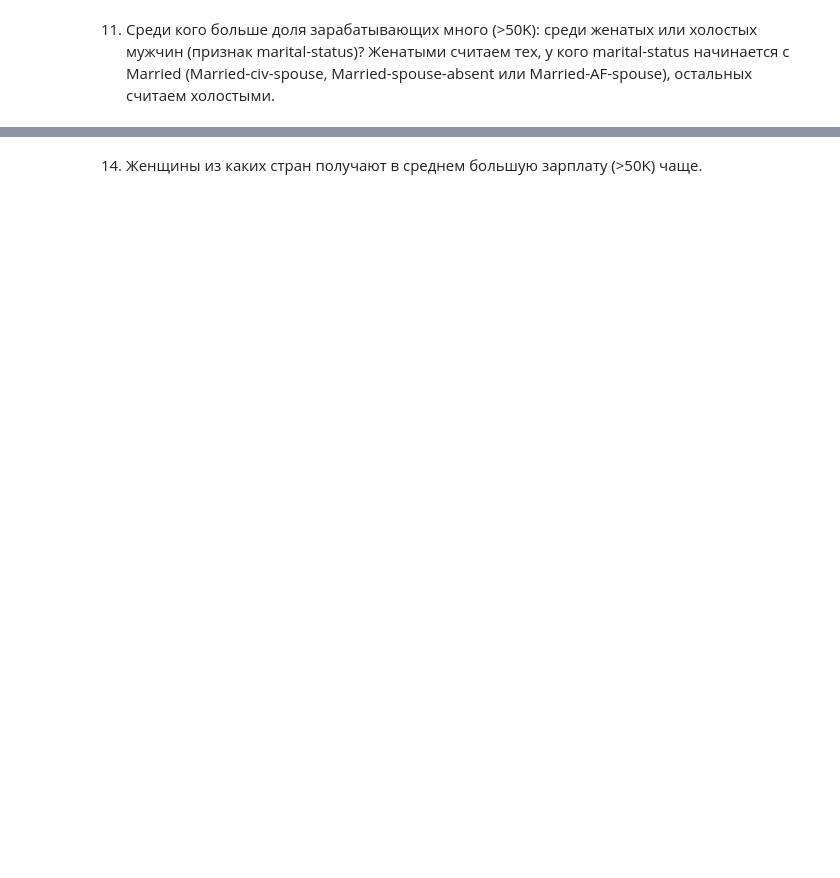
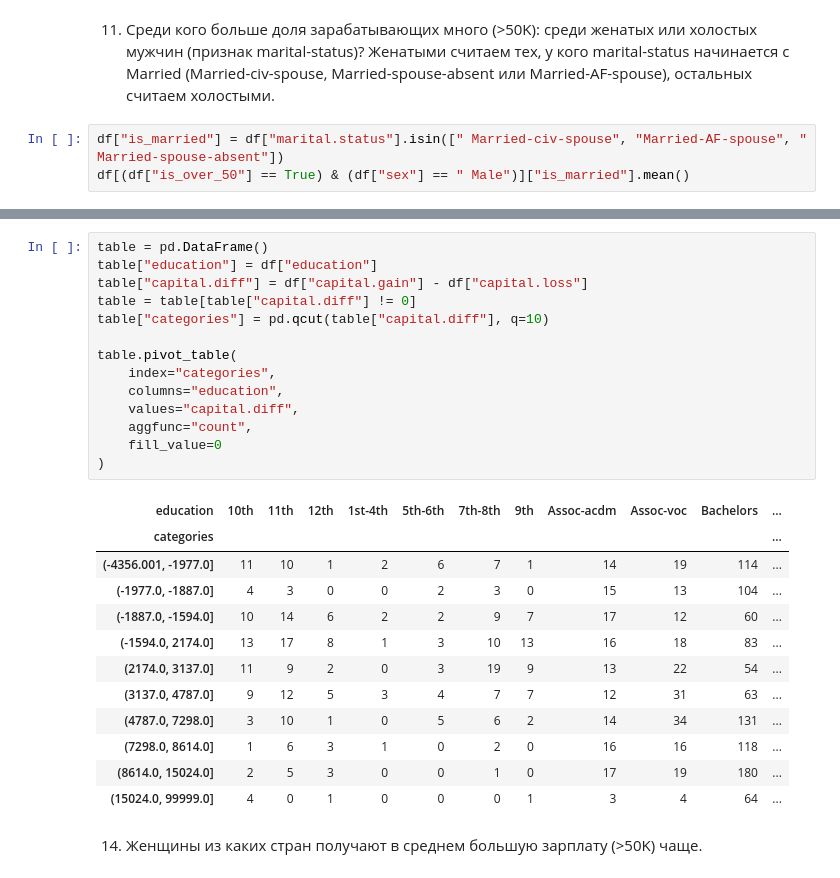
Before and after one commit to Calrission/MIIGAIK-Computer-Math, a Jupyter notebook: 5. Библиотека Pandas. Визуальный анализ данных/Практическая_работа_№5_Библиотека_Pandas.ipynb, the cells around one changed output, grey strips where cells are left out. Cells and saved outputs as stored; diff of their text form; blank space fills up the shorter version.

```diff
--- a/5. Библиотека Pandas. Визуальный анализ данных/Практическая_работа_№5_Библиотека_Pandas.ipynb
+++ b/5. Библиотека Pandas. Визуальный анализ данных/Практическая_работа_№5_Библиотека_Pandas.ipynb
@@ -81,2 +219,5 @@ df.head()
 # %% [markdown]
 11) Среди кого больше доля зарабатывающих много (>50K): среди женатых или холостых мужчин (признак marital-status)? Женатыми считаем тех, у кого marital-status начинается с Married (Married-civ-spouse, Married-spouse-absent или Married-AF-spouse), остальных считаем холостыми.
+# %%
+df["is_married"] = df["marital.status"].isin([" Married-civ-spouse", "Married-AF-spouse", " Married-spouse-absent"])
+df[(df["is_over_50"] == True) & (df["sex"] == " Male")]["is_married"].mean()
@@ -110,5 +269,32 @@ summary_table['categories'] = pd.qcut(summary_table["capital.diff"], q = 10)
 Примерная структура таблицы (в качестве значений выводится количество людей, относящихся к той или иной группе):
 
 ![image.png](embedded-picture-1)
+# %%
+table = pd.DataFrame()
+table["education"] = df["education"]
+table["capital.diff"] = df["capital.gain"] - df["capital.loss"]
+table = table[table["capital.diff"] != 0]
+table["categories"] = pd.qcut(table["capital.diff"], q=10)
+
+table.pivot_table(
+    index="categories",
+    columns="education",
+    values="capital.diff",
+    aggfunc="count",
+    fill_value=0
+)
+# %% [output]
+| education | 10th | 11th | 12th | 1st-4th | 5th-6th | 7th-8th | 9th | Assoc-acdm | Assoc-voc | Bachelors | ... |
+| categories |  |  |  |  |  |  |  |  |  |  | ... |
+| (-4356.001, -1977.0] | 11 | 10 | 1 | 2 | 6 | 7 | 1 | 14 | 19 | 114 | ... |
+| (-1977.0, -1887.0] | 4 | 3 | 0 | 0 | 2 | 3 | 0 | 15 | 13 | 104 | ... |
+| (-1887.0, -1594.0] | 10 | 14 | 6 | 2 | 2 | 9 | 7 | 17 | 12 | 60 | ... |
+| (-1594.0, 2174.0] | 13 | 17 | 8 | 1 | 3 | 10 | 13 | 16 | 18 | 83 | ... |
+| (2174.0, 3137.0] | 11 | 9 | 2 | 0 | 3 | 19 | 9 | 13 | 22 | 54 | ... |
+| (3137.0, 4787.0] | 9 | 12 | 5 | 3 | 4 | 7 | 7 | 12 | 31 | 63 | ... |
+| (4787.0, 7298.0] | 3 | 10 | 1 | 0 | 5 | 6 | 2 | 14 | 34 | 131 | ... |
+| (7298.0, 8614.0] | 1 | 6 | 3 | 1 | 0 | 2 | 0 | 16 | 16 | 118 | ... |
+| (8614.0, 15024.0] | 2 | 5 | 3 | 0 | 0 | 1 | 0 | 17 | 19 | 180 | ... |
+| (15024.0, 99999.0] | 4 | 0 | 1 | 0 | 0 | 0 | 1 | 3 | 4 | 64 | ... |
 # %% [markdown]
 14) Женщины из каких стран получают в среднем большую зарплату (>50K) чаще.
```
Also changed, not shown: parts of 25 cells of this notebook, 4 other files.
